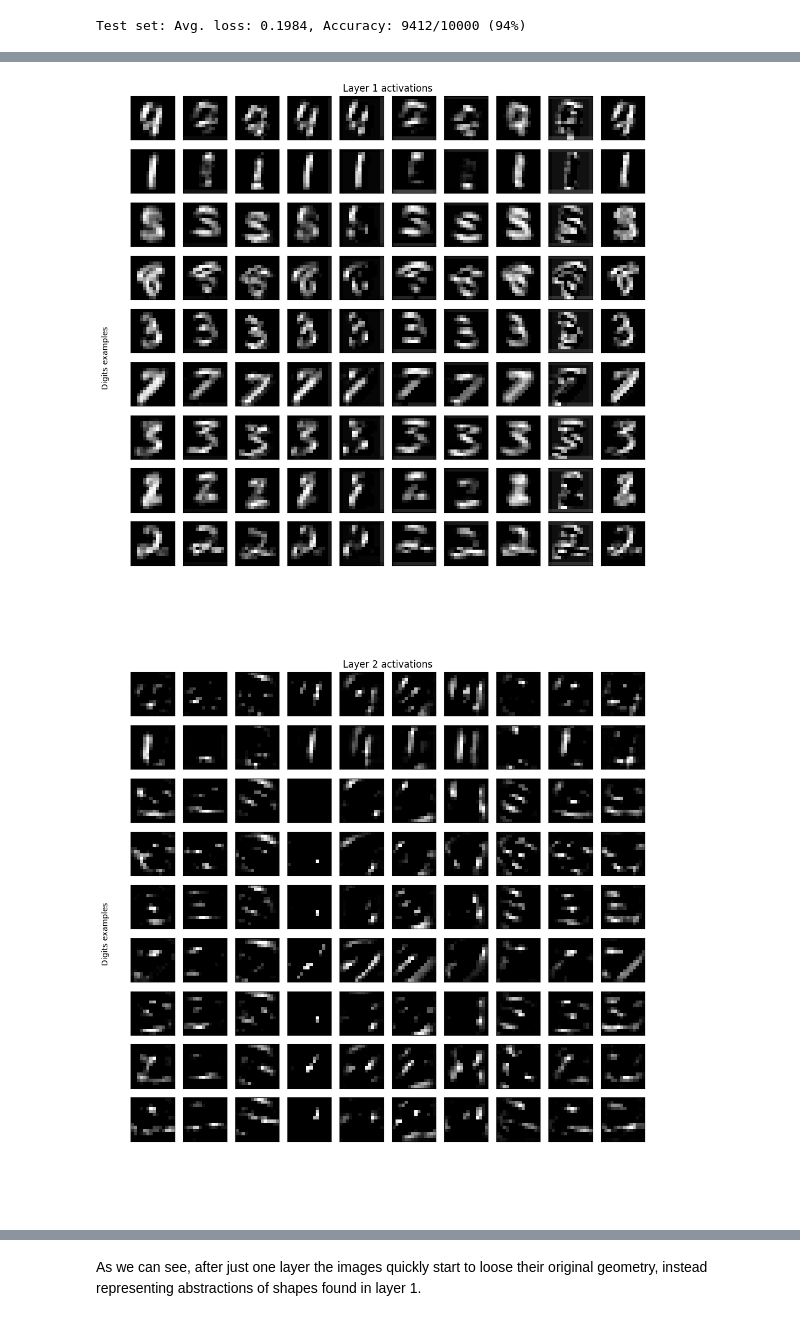
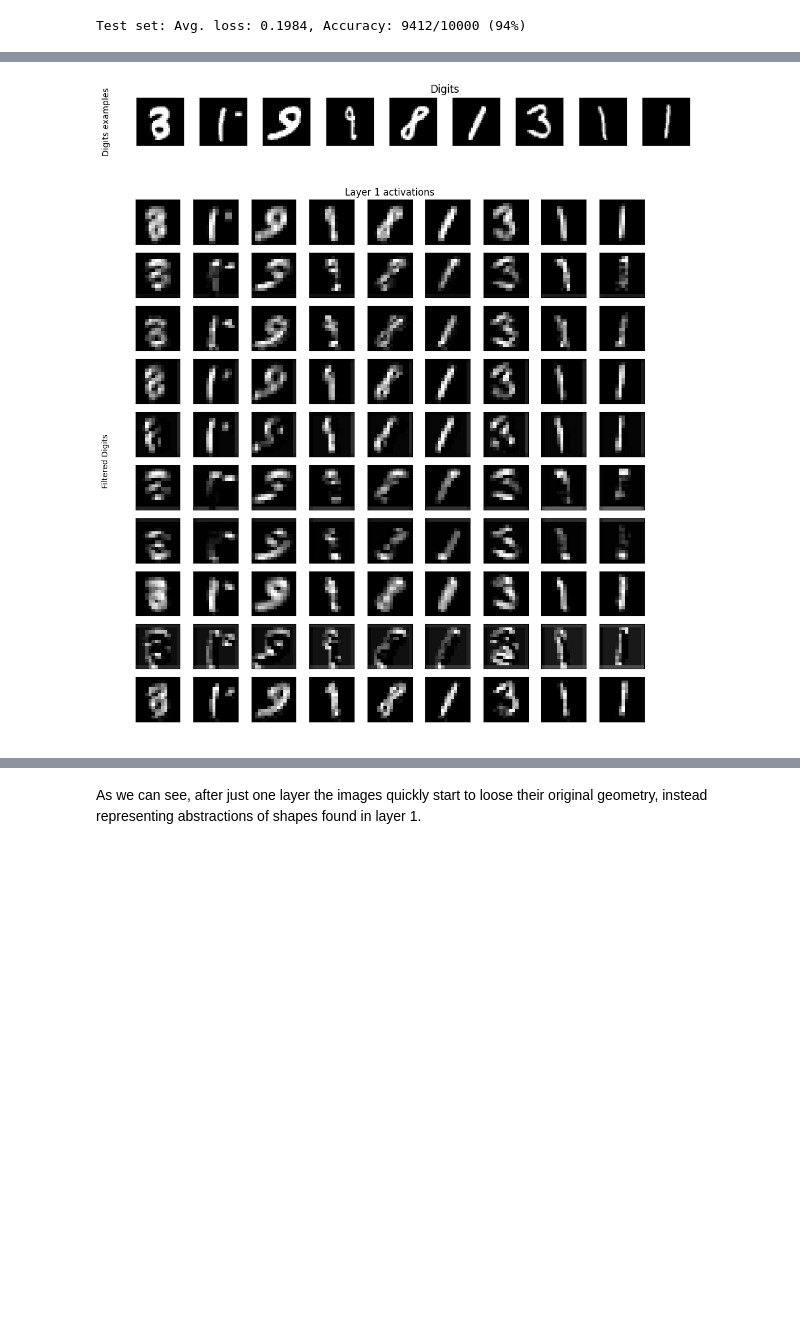
Before and after one commit to CecinestpasJonatan/MachineaLearningIntroNotebook, a Jupyter notebook: MachineLearningIntro.ipynb, the cells around one changed output, grey strips where cells are left out. Saved outputs shown, nothing was run; the diff lists cells and outputs as text; code cells hidden in the pictures; blank space fills up the shorter version.

```diff
--- a/MachineLearningIntro.ipynb
+++ b/MachineLearningIntro.ipynb
@@ -878,42 +878,59 @@ batch_idx, (example_data, example_targets) = next(examples)
 
 with torch.no_grad():
   networkCNN(example_data[0:9])
 
+fig = plt.figure(figsize=(13.1, 1))
+ax = fig.add_subplot(111)
+ax.spines['top'].set_color('none')
+ax.spines['bottom'].set_color('none')
+ax.spines['left'].set_color('none')
+ax.spines['right'].set_color('none')
+ax.tick_params(labelcolor='w', top=False, bottom=False, left=False, right=False)
+for j in range(9):
+  for i in range(1):
+    plt.subplot(1,10,j+1)
+    plt.imshow(example_data[j][0], cmap='gray', interpolation='none')
+    plt.xticks([])
+    plt.yticks([])
+
+ax.set_title("Digits examples")
+plt.show()
+
 fig = plt.figure(figsize=(10, 10))
 ax = fig.add_subplot(111)
 ax.spines['top'].set_color('none')
 ax.spines['bottom'].set_color('none')
 ax.spines['left'].set_color('none')
 ax.spines['right'].set_color('none')
 ax.tick_params(labelcolor='w', top=False, bottom=False, left=False, right=False)
-for j in range(9):
-  for i in range(10):
-    plt.subplot(10,10,j*10 + i+1)
-    plt.imshow((recorder.data[2][0])[j][i], cmap='gray', interpolation='none')
+for j in range(10):
+  for i in range(9):
+    plt.subplot(10,9,j*9 + i+1)
+    plt.imshow((recorder.data[2][0])[i][j], cmap='gray', interpolation='none')
     plt.xticks([])
     plt.yticks([])
-ax.set_ylabel("Digits examples")
+ax.set_ylabel("Filtered Digits")
 ax.set_title("Layer 1 activations")
 plt.tight_layout()
 plt.show()
 
 fig = plt.figure(figsize=(10, 10))
 ax = fig.add_subplot(111)
 ax.spines['top'].set_color('none')
 ax.spines['bottom'].set_color('none')
 ax.spines['left'].set_color('none')
 ax.spines['right'].set_color('none')
 ax.tick_params(labelcolor='w', top=False, bottom=False, left=False, right=False)
-for j in range(9):
-  for i in range(10):
-    plt.subplot(10,10,j*10 + i+1)
-    plt.imshow((recorder.data[3][0])[j][i], cmap='gray', interpolation='none')
+for j in range(10):
+  for i in range(9):
+    plt.subplot(10,9,j*9 + i+1)
+    plt.imshow((recorder.data[3][0])[i][j], cmap='gray', interpolation='none')
     plt.xticks([])
     plt.yticks([])
-ax.set_ylabel("Digits examples")
+ax.set_ylabel("Filtered Digits")
 ax.set_title("Layer 2 activations")
 plt.tight_layout()
 plt.show()
 # %% [output]
-[figure, old version]
+[figure, new version]
-[figure, old version]
+[figure, new version]
```
Also changed, not shown: parts of 1 cell of this notebook.
